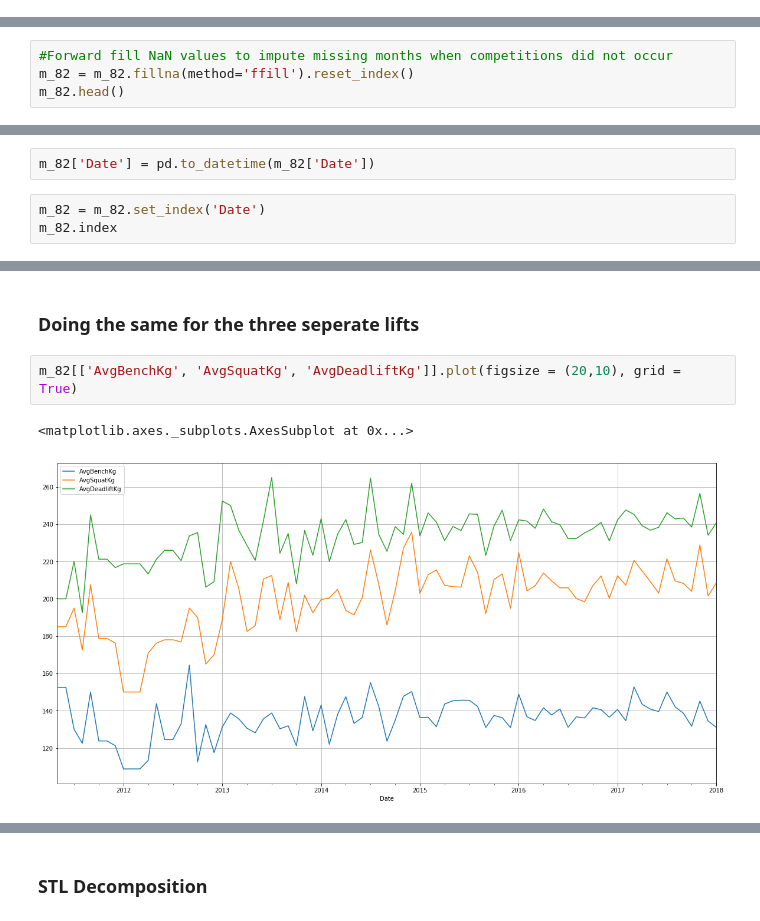
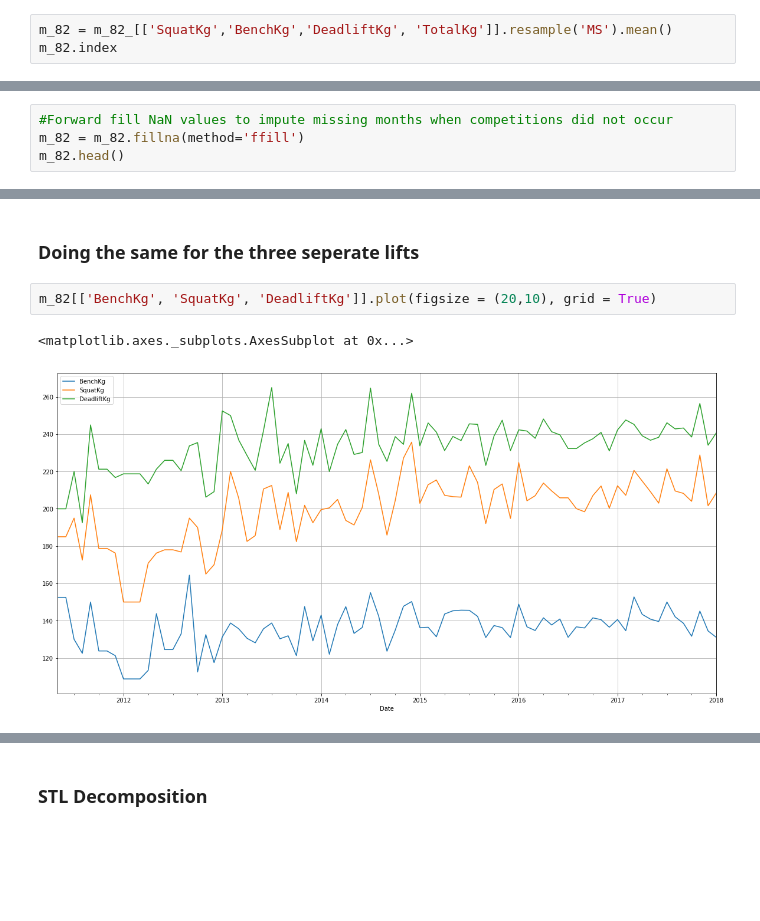
Before and after one commit to jesterugalde/PL_Time_Series, a Jupyter notebook: Power Lifting Data Set.ipynb, the cells around one changed output, grey strips where cells are left out. Drawn from its saved outputs; the diff is of its cells as text; blank space fills up the shorter version.

```diff
--- a/Power Lifting Data Set.ipynb
+++ b/Power Lifting Data Set.ipynb
@@ -254,0 +245,3 @@ m_82.head()
+# %%
+m_82 = m_82_[['SquatKg','BenchKg','DeadliftKg', 'TotalKg']].resample('MS').mean()
+m_82.index
@@ -255,5 +266,5 @@ m_82.head()
 # %%
 #Forward fill NaN values to impute missing months when competitions did not occur
-m_82 = m_82.fillna(method='ffill').reset_index()
+m_82 = m_82.fillna(method='ffill')
 m_82.head()
 # %% [output]
@@ -266,5 +277,0 @@ m_82.head()
-# %%
-m_82['Date'] = pd.to_datetime(m_82['Date'])
-# %%
-m_82 = m_82.set_index('Date')
-m_82.index
@@ -306,8 +295,8 @@ total.rolling(12).mean().plot(figsize=(20,10), grid = True)
 # %% [markdown]
 ### Doing the same for the three seperate lifts
 # %%
-m_82[['AvgBenchKg', 'AvgSquatKg', 'AvgDeadliftKg']].plot(figsize = (20,10), grid = True)
+m_82[['BenchKg', 'SquatKg', 'DeadliftKg']].plot(figsize = (20,10), grid = True)
 # %% [output]
 <matplotlib.axes._subplots.AxesSubplot at 0x...>
-[figure, old version]
+[figure, new version]
 # %%
```
Also changed, not shown: parts of 16 cells of this notebook.
